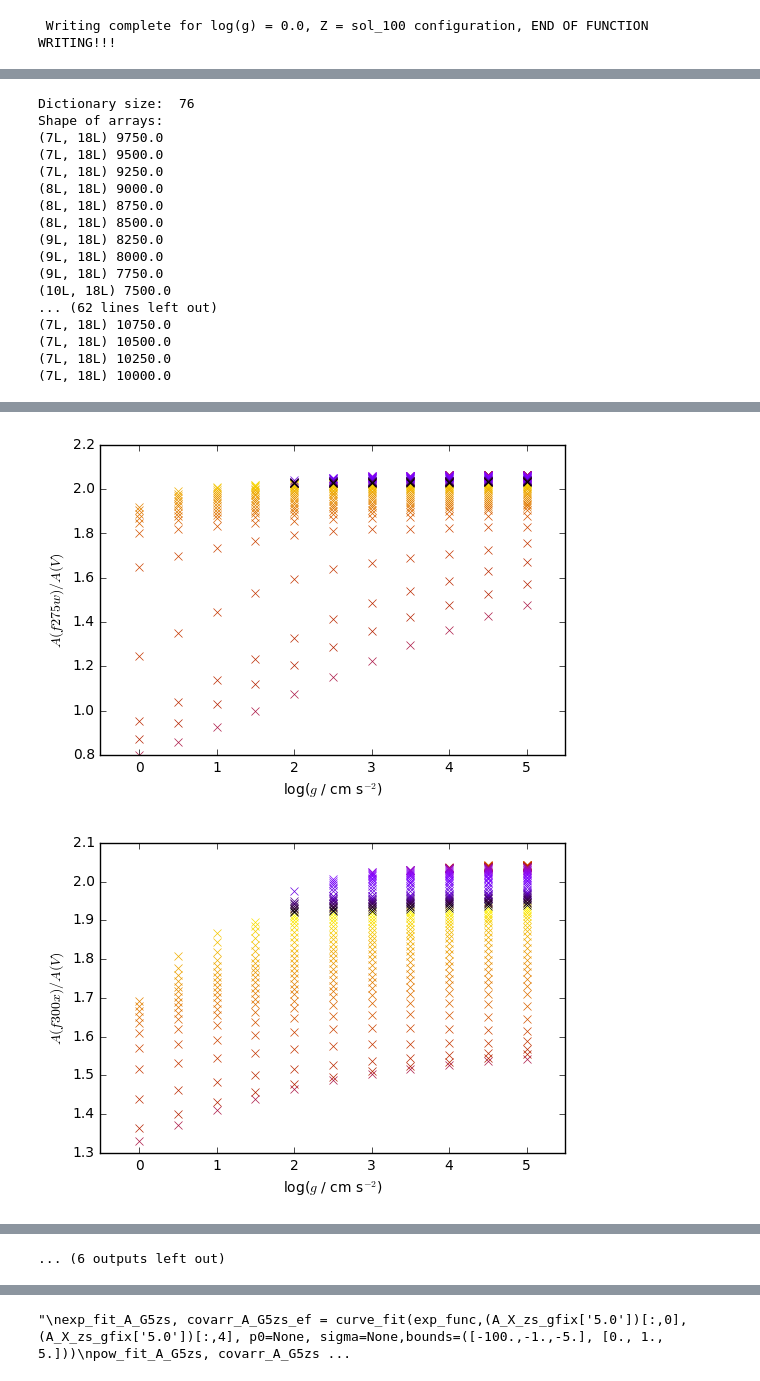
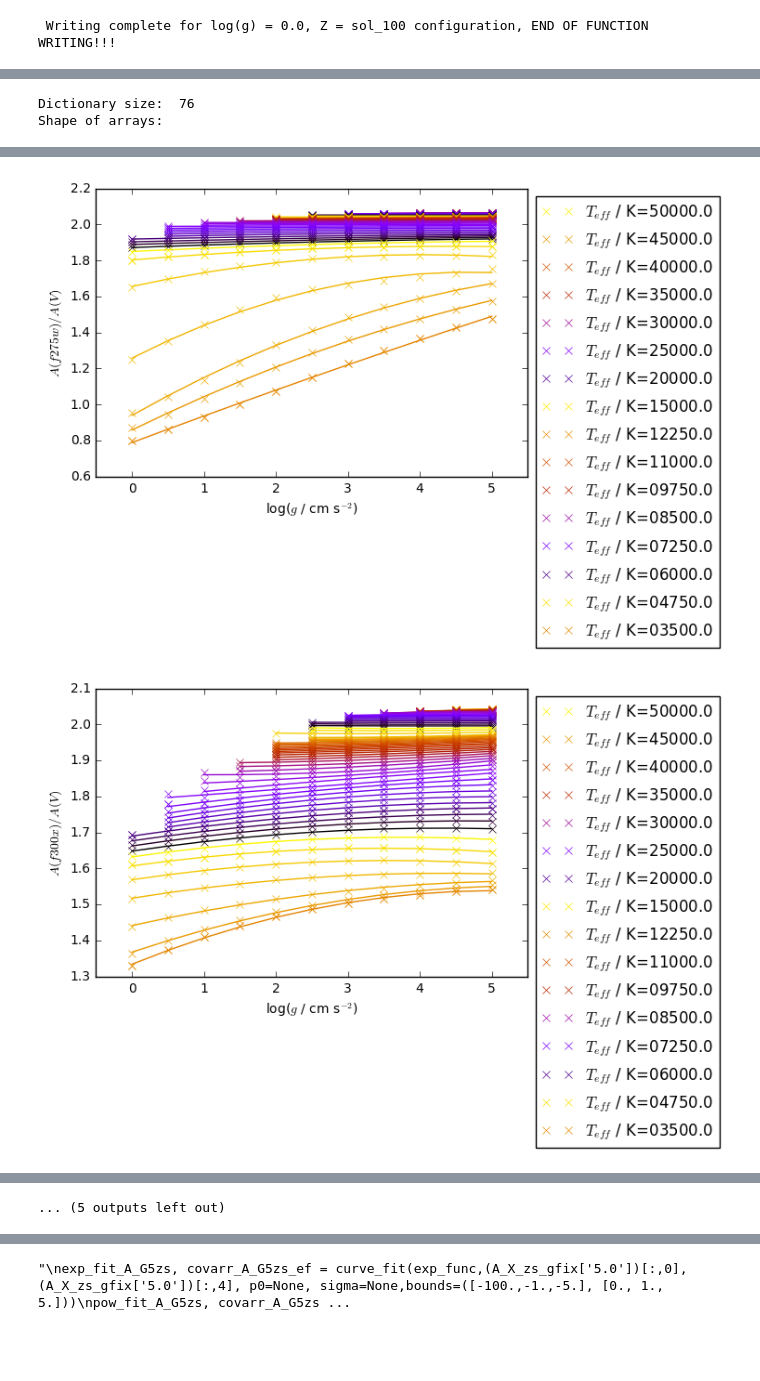
Before and after one commit to AlexlwAstro/phd_work, a Jupyter notebook: gaia_spectra_plots.ipynb, the cells around one changed output, grey strips where cells are left out. Saved outputs shown, nothing was run; the diff lists cells and outputs as text; code cells hidden in the pictures; blank space fills up the shorter version.

```diff
--- a/gaia_spectra_plots.ipynb
+++ b/gaia_spectra_plots.ipynb
@@ -1264,47 +1288,30 @@ Teff= 4500.0 , log(g)= 4.5 , column  3 , difference= 0.011
 var_names_comb = ['$T_{eff}$ / K','log($g$ / cm s$^{-2}$)','$A(f218w)/A(V)$','$A(f225w)/A(V)$','$A(f275w)/A(V)$','$A(f300x)/A(V)$','$A(f336w)/A(V)$','$A(f390w)/A(V)$','$A(f438w)/A(V)$','$A(f475w)/A(V)$','$A(f555w)/A(V)$','$A(f606w)/A(V)$','$A(f625w)/A(V)$','$A(f775w)/A(V)$','$A(f814w)/A(V)$','$A(G)/A(V)$','$A(G_{bp})/A(V)$','$A(G_{rp})/A(V)$']
 print 'Dictionary size: ',len(comb_dict_Teff_zs)
 print 'Shape of arrays: '
-for key in reversed(sorted(comb_dict_Teff_zs.iterkeys())):
-    print comb_dict_Teff_zs[key].shape, key
-for i in range(2,len(comb_dict_Teff_zs['4500.0'][0,:])):
+comb_dict_Teff_zs_str_sort = {}
+for old_key in comb_dict_Teff_zs:
+    new_key = old_key.zfill(7)
+    comb_dict_Teff_zs_str_sort[new_key] = comb_dict_Teff_zs[old_key]
+#print comb_dict_Teff_zs_str_sort['05500.0']
+
+lin_bounds=([-1.,-10.],[1.,10.])
+spf_bounds = ([-5.,-5.,-10.],[5.,5.,10.])
+quad_bounds = ([-3.,-5.,-10.],[3.,5.,10.])
+#for key in reversed(sorted(comb_dict_Teff_zs_str_sort.iterkeys())):
+    #print comb_dict_Teff_zs_str_sort[key].shape, key, len(key)
+for i in range(2,len(comb_dict_Teff_zs_str_sort['04500.0'][0,:])):
     fig, ax = plt.subplots()
     col_map = plt.cm.gnuplot
     #plt.gca().set_color_cycle([col_map(i) for i in np.linspace(0, 1, len(Teff_vals))])
     #gnuplot gist_ncar
     ax.set_xlim(-0.5,5.5)
-    #ax.set_xlim(1.99,2.11)
-    dict_2D_plot(comb_dict_Teff_zs,ax,2,(i+1),var_names_comb,col_map)
+    dict_2D_plot('coeffs_logg.txt',comb_dict_Teff_zs_str_sort,ax,2,(i+1),var_names_comb,col_map,quad_func,quad_bounds,'y',5,True)
+
     save_str = 'A' + comb_filter_str[i-2] +'_vs_logg_at_diff_Teff_zs.pdf' #_cut_4500K_zoom
-    #ax.set_xlabel(var_names[0])
-    #ax.set_ylabel('A(' + comb_filter_str[i-2] + ')')
+    ax.set_xlabel(var_names[0])
+    ax.set_ylabel('A(' + comb_filter_str[i-2] + ')')
     fig.savefig(save_str, bbox_inches='tight')
-"""
-# plot all 3 filters against Teff together
-fig,ax = plt.subplots()
-ax.set_xlabel(var_names[0])
-ax.set_ylabel('A(filter)')
-ax.plot(Teff_5_zs,A_G_5_zs,'g', label = 'log(g) = 5, $A(G)$ curve')
-ax.plot(Teff_5_zs,A_Gbp_5_zs,'b', label = 'log(g) = 5, $A(G_{bp})$ curve')
-ax.plot(Teff_5_zs,A_Grp_5_zs,'r', label = 'log(g) = 5, $A(G_{rp})$ curve')
-plt.legend(loc='upper left', bbox_to_anchor=(1.0, 1.0))
-plt.show()
-#fig.savefig('gaia_spectra/gaia_graphs/Aall_vs_Teff.pdf', bbox_inches='tight')
-"""
+    """"""
 # %% [output]
 Dictionary size:  76
 Shape of arrays:
-(7L, 18L) 9750.0
-(7L, 18L) 9500.0
-(7L, 18L) 9250.0
-(8L, 18L) 9000.0
-(8L, 18L) 8750.0
-(8L, 18L) 8500.0
-(9L, 18L) 8250.0
-(9L, 18L) 8000.0
-(9L, 18L) 7750.0
-(10L, 18L) 7500.0
-... (62 lines left out)
-(7L, 18L) 10750.0
-(7L, 18L) 10500.0
-(7L, 18L) 10250.0
-(7L, 18L) 10000.0
@@ -1313,2 +1320,2 @@ Shape of arrays:
-[figure, old version]
+[figure, new version]
-[figure, old version]
+[figure, new version]
@@ -1322 +1329 @@ Shape of arrays:
-... (6 outputs left out)
+... (5 outputs left out)
```
Also changed, not shown: parts of 5 cells of this notebook, 17 other files.
